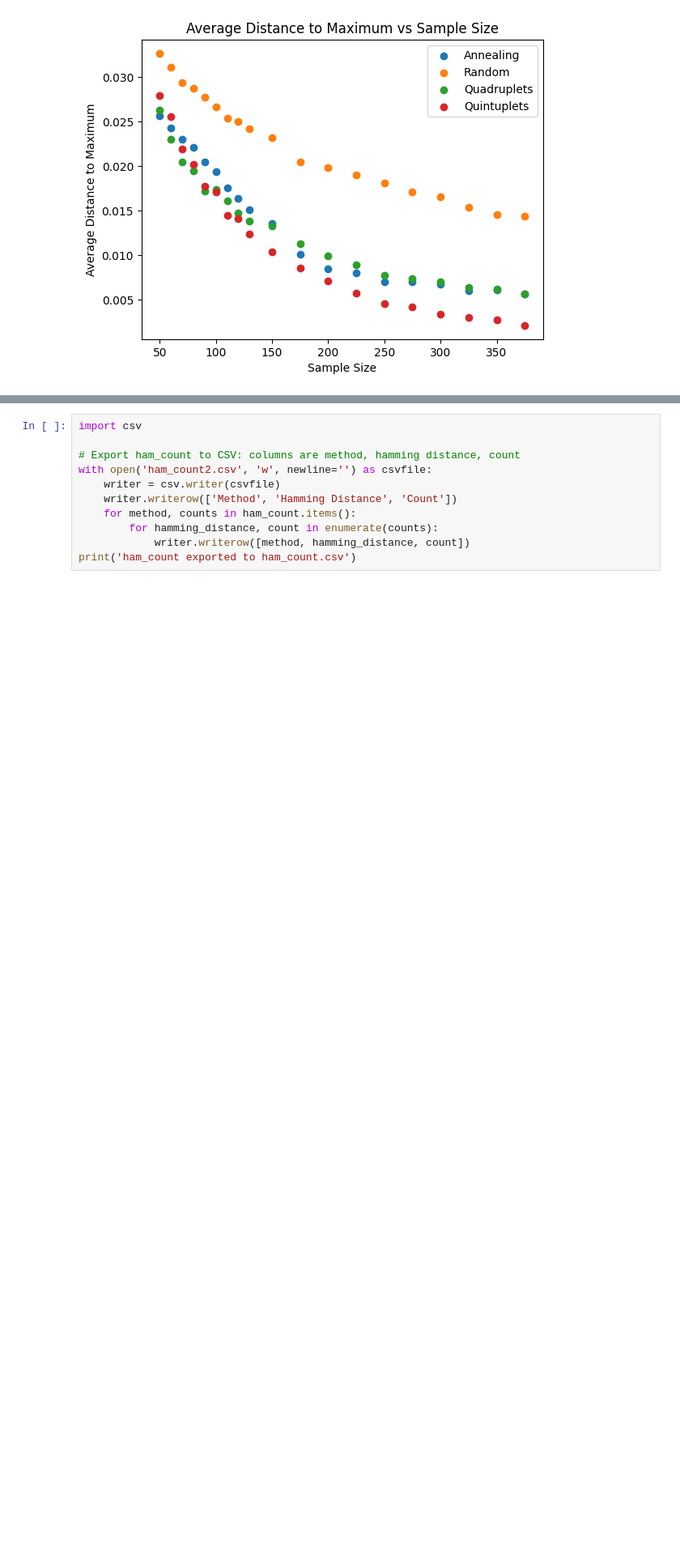
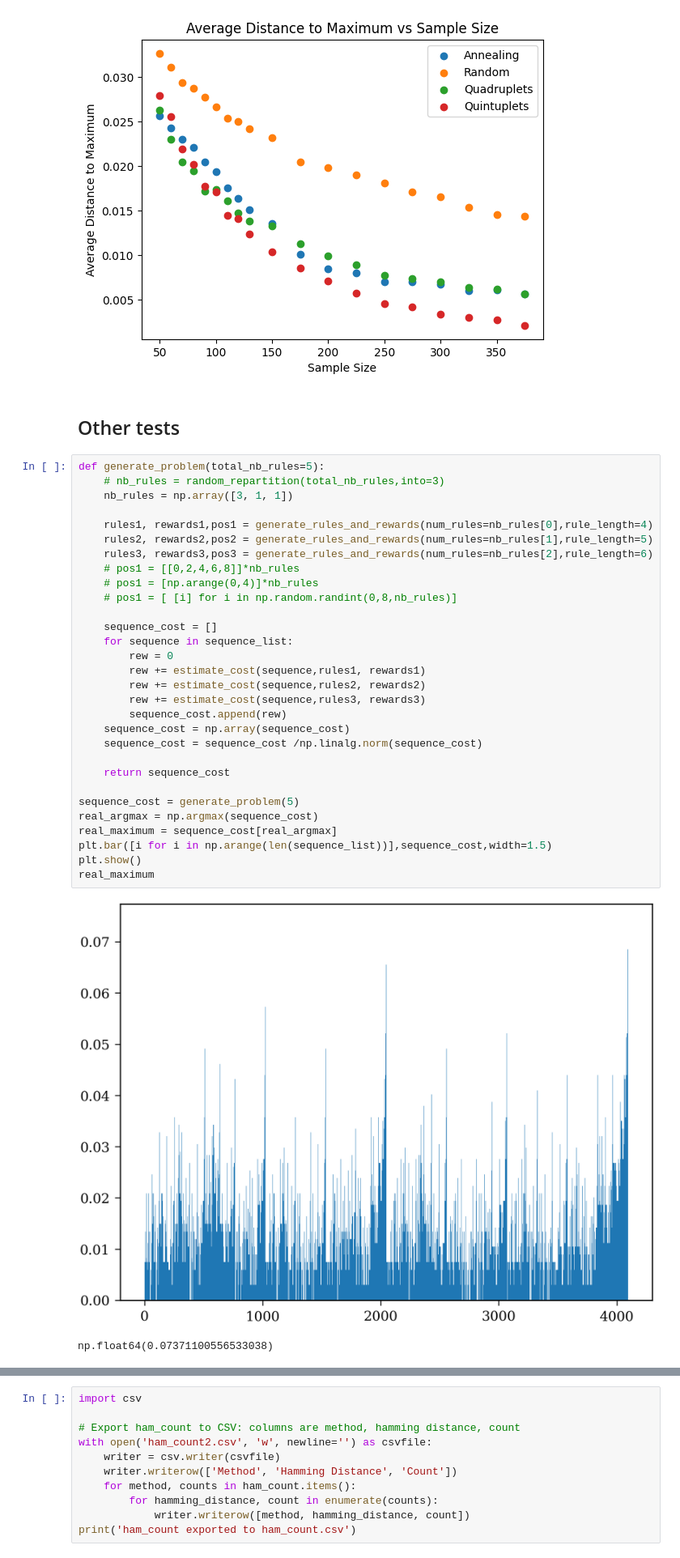
Before and after one commit to baptistechev/Research_New_Optimization_Methods_Compressive_Sensing, a Jupyter notebook: paper simu/simulation_paper2.ipynb, the cells around one changed output, grey strips where cells are left out. Shown at 81% size. Drawn from its saved outputs; the diff is of its cells as text; blank space fills up the shorter version.

```diff
--- a/paper simu/simulation_paper2.ipynb
+++ b/paper simu/simulation_paper2.ipynb
@@ -308,3 +325,38 @@ plt.legend()
 plt.show()
 # %% [output]
 [figure]
+# %% [markdown]
+<h2>Other tests</h2>
+# %%
+def generate_problem(total_nb_rules=5):
+    # nb_rules = random_repartition(total_nb_rules,into=3)
+    nb_rules = np.array([3, 1, 1])
+
+    rules1, rewards1,pos1 = generate_rules_and_rewards(num_rules=nb_rules[0],rule_length=4)
+    rules2, rewards2,pos2 = generate_rules_and_rewards(num_rules=nb_rules[1],rule_length=5)
+    rules3, rewards3,pos3 = generate_rules_and_rewards(num_rules=nb_rules[2],rule_length=6)
+    # pos1 = [[0,2,4,6,8]]*nb_rules
+    # pos1 = [np.arange(0,4)]*nb_rules
+    # pos1 = [ [i] for i in np.random.randint(0,8,nb_rules)]
+
+    sequence_cost = []
+    for sequence in sequence_list:
+        rew = 0
+        rew += estimate_cost(sequence,rules1, rewards1)
+        rew += estimate_cost(sequence,rules2, rewards2)
+        rew += estimate_cost(sequence,rules3, rewards3)
+        sequence_cost.append(rew)
+    sequence_cost = np.array(sequence_cost)
+    sequence_cost = sequence_cost /np.linalg.norm(sequence_cost)
+
+    return sequence_cost
+
+sequence_cost = generate_problem(5)
+real_argmax = np.argmax(sequence_cost)
+real_maximum = sequence_cost[real_argmax]
+plt.bar([i for i in np.arange(len(sequence_list))],sequence_cost,width=1.5)
+plt.show()
+real_maximum
+# %% [output]
+[figure, added]
+np.float64(0.07371100556533038)
```
Also changed, not shown: parts of 11 cells of this notebook, 27 other files.
